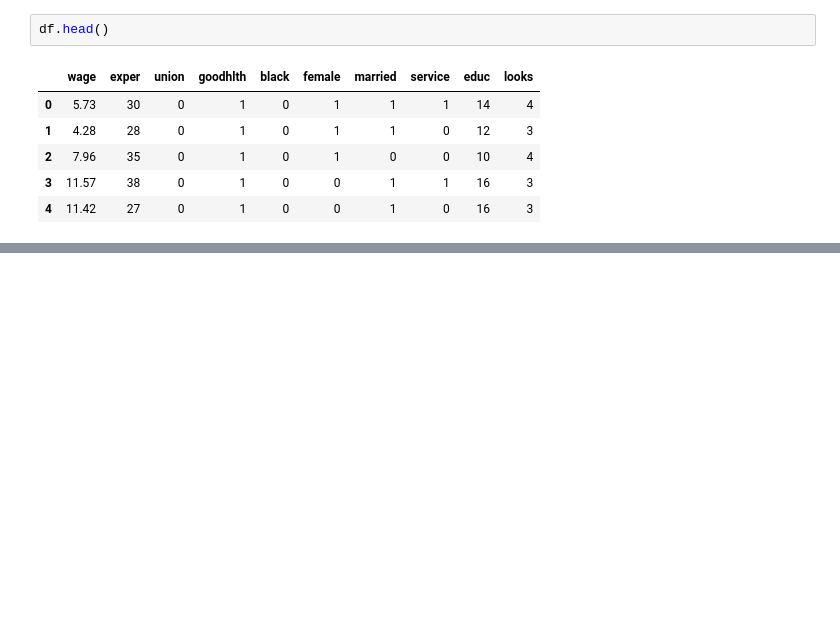
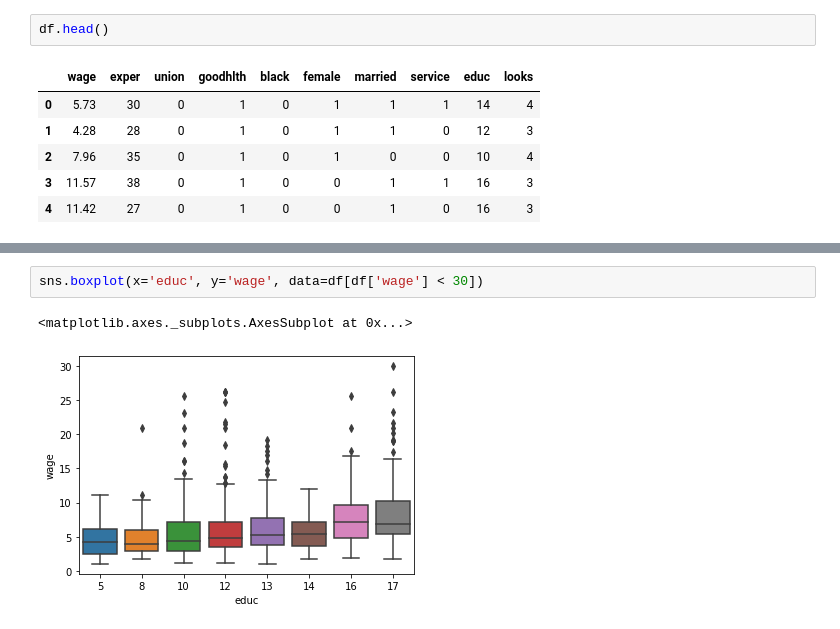
Before and after one commit to Iamsdt/mlcourse.ai-practice, a Jupyter notebook: l1/lesson1_pandas_beauty.ipynb, the cells around one changed output, grey strips where cells are left out. Cells and saved outputs as stored; diff of their text form; blank space fills up the shorter version.

```diff
--- a/l1/lesson1_pandas_beauty.ipynb
+++ b/l1/lesson1_pandas_beauty.ipynb
@@ -49,0 +274,5 @@ stats_df['union'].hist(bins=10)
+# %%
+sns.boxplot(x='educ', y='wage', data=df[df['wage'] < 30])
+# %% [output]
+<matplotlib.axes._subplots.AxesSubplot at 0x...>
+[figure, added]
```
Also changed, not shown: parts of 47 cells of this notebook, 5 other files.
